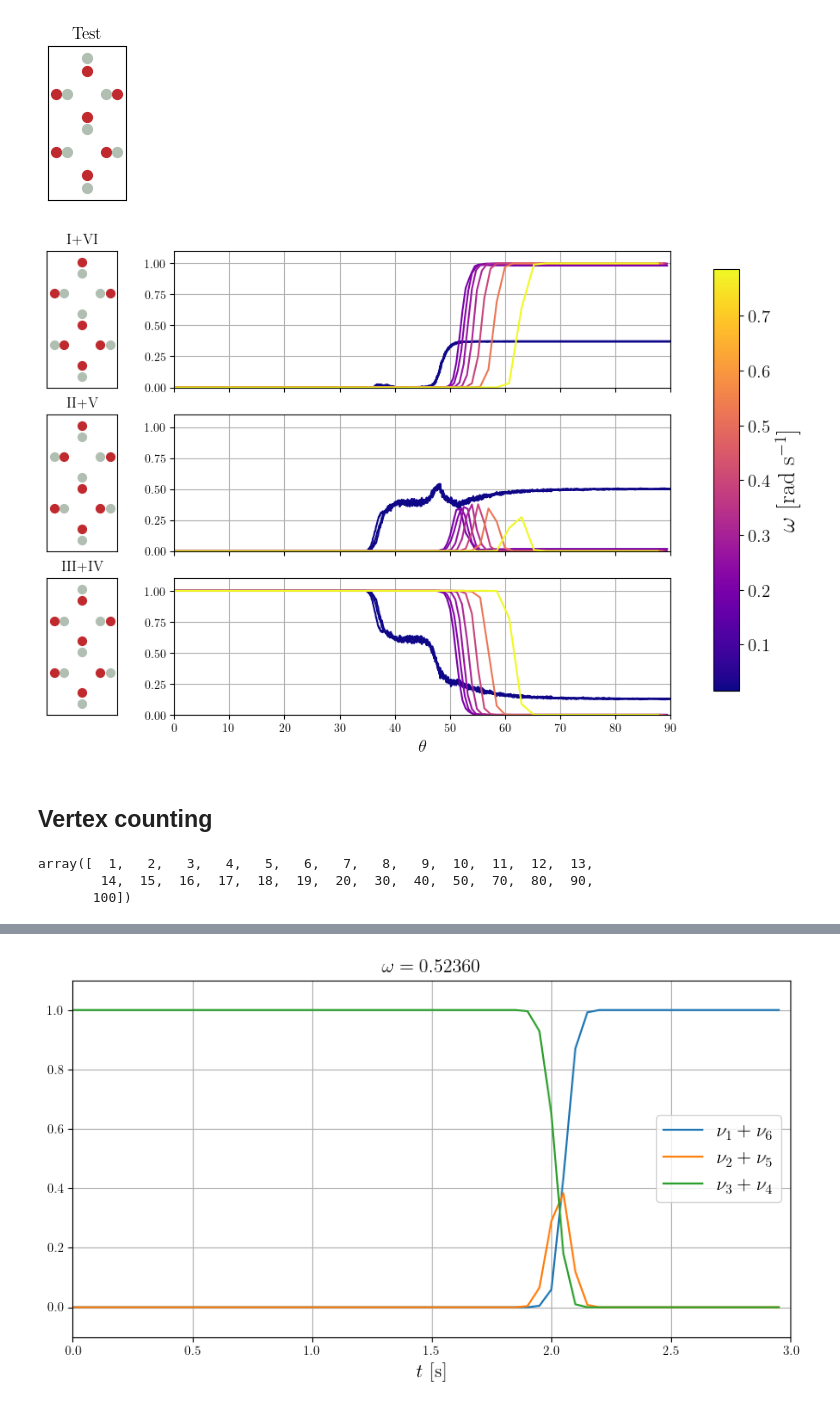
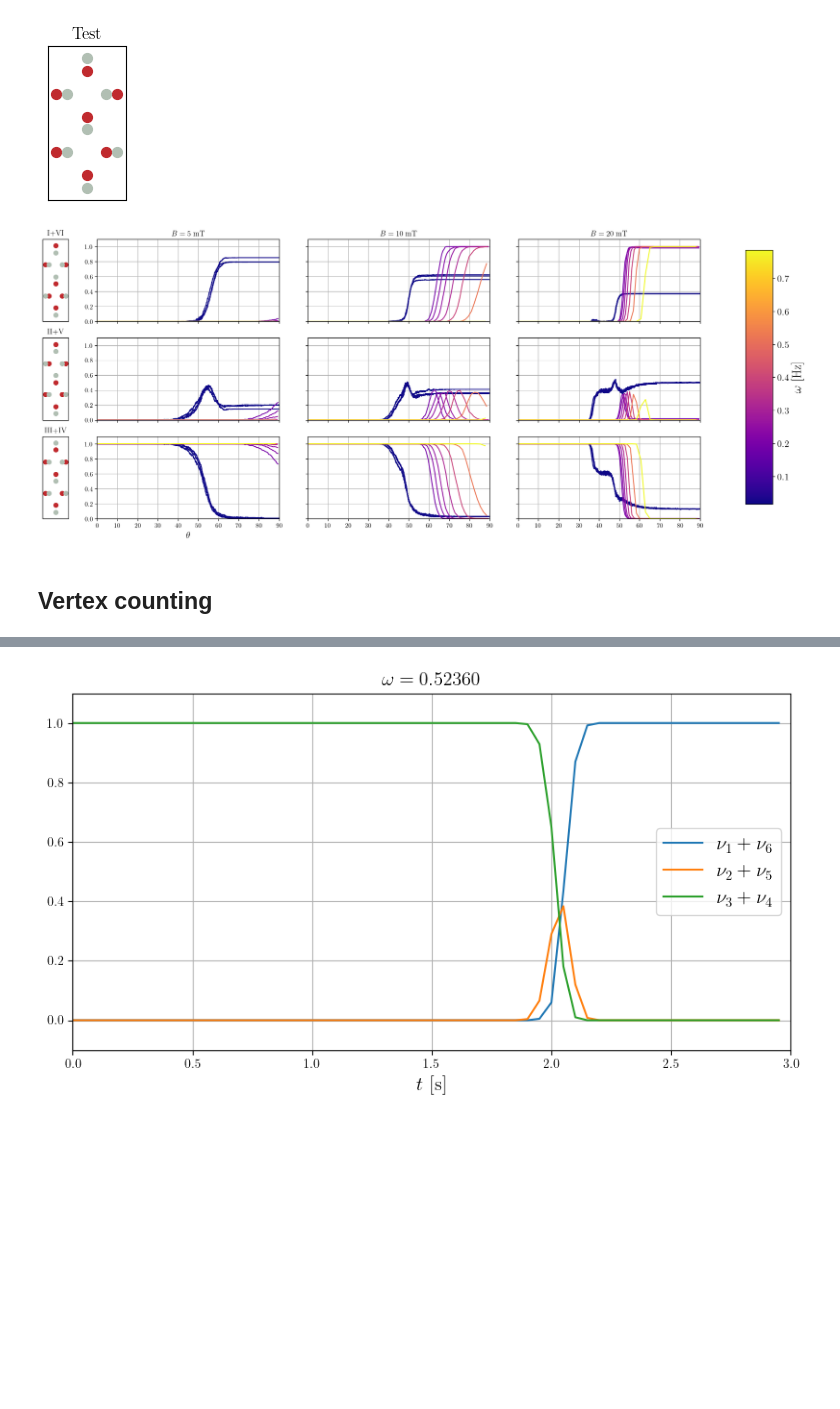
Before and after one commit to leogabac/reentrancy, a Jupyter notebook: src/notebooks/test11.ipynb, the cells around one changed output, grey strips where cells are left out. Drawn from its saved outputs; the diff is of its cells as text; code cells hidden in the pictures; blank space fills up the shorter version.

Commit message:
counts vs field figure

```diff
--- a/src/notebooks/test11.ipynb
+++ b/src/notebooks/test11.ipynb
@@ -113,64 +113,60 @@ plt.show()
 # %% [output]
 [figure]
 # %%
-fig, axes = plt.subplots(nrows=3, ncols=2, figsize=(10, 7),
+fig, axes = plt.subplots(nrows=3, ncols=4, figsize=(20, 8),
                          gridspec_kw={
-                           'width_ratios': [1, 7],
+                           'width_ratios': [1, 7, 7 ,7],
                            'height_ratios': [1, 1, 1],
                            'wspace': 0.2,
                            'hspace': 0.2})
 
-norm = plt.Normalize(min(omegas),max(ws))
+norm = plt.Normalize(min(ws),max(ws))
 cmap = plt.get_cmap('plasma')
 
+field_values = [5,10,20]
 
-for i,(w,cdf_w) in enumerate(raw_data.groupby('omega')):
-    if w not in ws:
-        continue
-    else:
-        cdf_wB = cdf_w.xs(20,level='field')
-        axes[0][1].plot(cdf_wB.theta*180/np.pi,cdf_wB.I + cdf_wB.VI, color = cmap(norm(w)))
-        axes[1][1].plot(cdf_wB.theta*180/np.pi,cdf_wB.II + cdf_wB.V, color = cmap(norm(w)))
-        axes[2][1].plot(cdf_wB.theta*180/np.pi,cdf_wB.III + cdf_wB.IV, color = cmap(norm(w)))
+for j,B in enumerate(field_values):
+    for i,(w,cdf_w) in enumerate(raw_data.groupby('omega')):
+        if w not in ws:
+            continue
+        else:
+            cdf_wB = cdf_w.xs(B,level='field')
+            axes[0][j+1].plot(cdf_wB.theta*180/np.pi,cdf_wB.I + cdf_wB.VI, color = cmap(norm(w)))
+            axes[0][j+1].set_title(f'$B = {B}$ mT')
+
+            axes[1][j+1].plot(cdf_wB.theta*180/np.pi,cdf_wB.II + cdf_wB.V, color = cmap(norm(w)))
+
+            axes[2][j+1].plot(cdf_wB.theta*180/np.pi,cdf_wB.III + cdf_wB.IV, color = cmap(norm(w)))
 
 plot_simple_colloids(axes[0][0],'I+VI',centers,af4)
 plot_simple_colloids(axes[1][0],'II+V',centers,af2)
 plot_simple_colloids(axes[2][0],'III+IV',centers,zero)
 
-axes[0][1].grid()
-axes[0][1].set_ylim(0,1.1)
-axes[0][1].set_xlim(0,90)
-axes[0][1].set_xticklabels([])
+# set the grids
+for i in range(3):
+    for j in range(1,4):
+        axes[i][j].grid()
+        axes[i][j].set_ylim(0,1.1)
+        axes[i][j].set_xlim(0,90)
 
+        if i<2:
+            axes[i][j].set_xticklabels([])
+        if j>1:
+            axes[i][j].set_yticklabels([])
 
-axes[1][1].grid()
-axes[1][1].set_ylim(0,1.1)
-axes[1][1].set_xlim(0,90)
-axes[1][1].set_xticklabels([])
-
-axes[2][1].grid()
-axes[2][1].set_ylim(0,1.1)
-axes[2][1].set_xlim(0,90)
 axes[2][1].set_xlabel('$\\theta$',fontsize=15)
 
 fig.subplots_adjust(right=0.85)  # Adjust the right space to make room for the colorbar
 cbar_ax = fig.add_axes([0.9, 0.15, 0.03, 0.7])  # [left, bottom, width, height] for the colorbar
 sm = plt.cm.ScalarMappable(cmap=cmap, norm=norm)
 sm.set_array([])
 cbar = fig.colorbar(sm, cax=cbar_ax)
-cbar.set_label(label='$\\omega$ [rad s$^{-1}$]',fontsize=20)
+cbar.set_label(label='$\\omega$ [Hz]',fontsize=20)
 cbar.ax.tick_params(labelsize=15)
 
 plt.show()
 # %% [output]
-[figure, old version]
+[figure, new version]
 # %% [markdown]
 
 ## Vertex counting
-# %%
-raw_data = pd.read_csv(os.path.join(DATA_PATH,'10','average_counts.csv'),index_col=['field','time'])
-raw_data.total_time.unique()
-# %% [output]
-array([  1,   2,   3,   4,   5,   6,   7,   8,   9,  10,  11,  12,  13,
-        14,  15,  16,  17,  18,  19,  20,  30,  40,  50,  70,  80,  90,
-       100])
```
Also changed, not shown: parts of 7 cells of this notebook.
